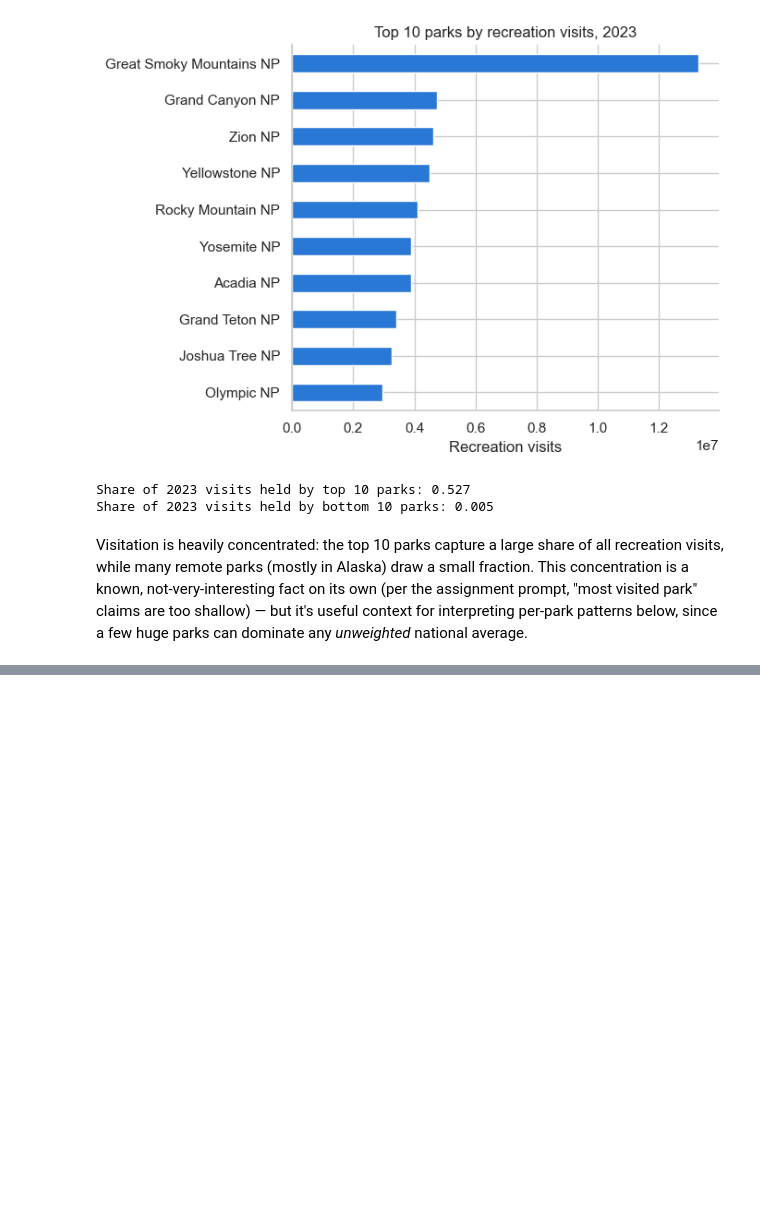
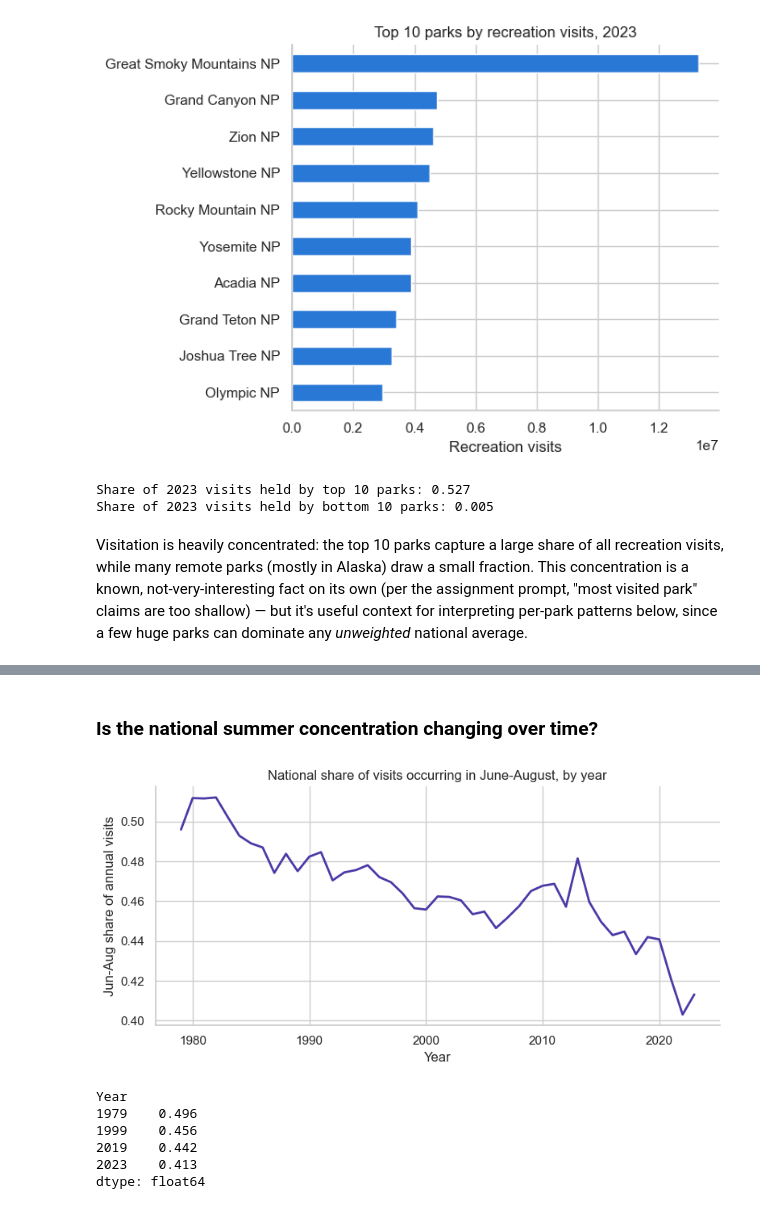
Before and after one commit to sikandaral/SI_699_mini_project, a Jupyter notebook: notebooks/sikandar_eda.ipynb, the cells around one changed output, grey strips where cells are left out. Saved outputs shown, nothing was run; the diff lists cells and outputs as text; code cells hidden in the pictures; blank space fills up the shorter version.

```diff
--- a/notebooks/sikandar_eda.ipynb
+++ b/notebooks/sikandar_eda.ipynb
@@ -156,0 +207,25 @@ huge parks can dominate any *unweighted* national average.
+# %% [markdown]
+### Is the national summer concentration changing over time?
+# %%
+natl_month = df.groupby(["Year", "Month"])["RecreationVisits"].sum().unstack("Month")
+summer_share_by_year = natl_month[[6, 7, 8]].sum(axis=1) / natl_month.sum(axis=1)
+
+fig, ax = plt.subplots(figsize=(8, 4))
+ax.plot(summer_share_by_year.index, summer_share_by_year.values, color=VIOLET, lw=2)
+ax.set_title("National share of visits occurring in June-August, by year")
+ax.set_xlabel("Year")
+ax.set_ylabel("Jun-Aug share of annual visits")
+sns.despine(ax=ax)
+plt.tight_layout()
+plt.show()
+# %% [output]
+[figure, added]
+# %%
+print(summer_share_by_year.loc[[1979, 1999, 2019, 2023]].round(3))
+# %% [output]
+Year
+1979    0.496
+1999    0.456
+2019    0.442
+2023    0.413
+dtype: float64
```
Also changed, not shown: parts of 6 cells of this notebook.
